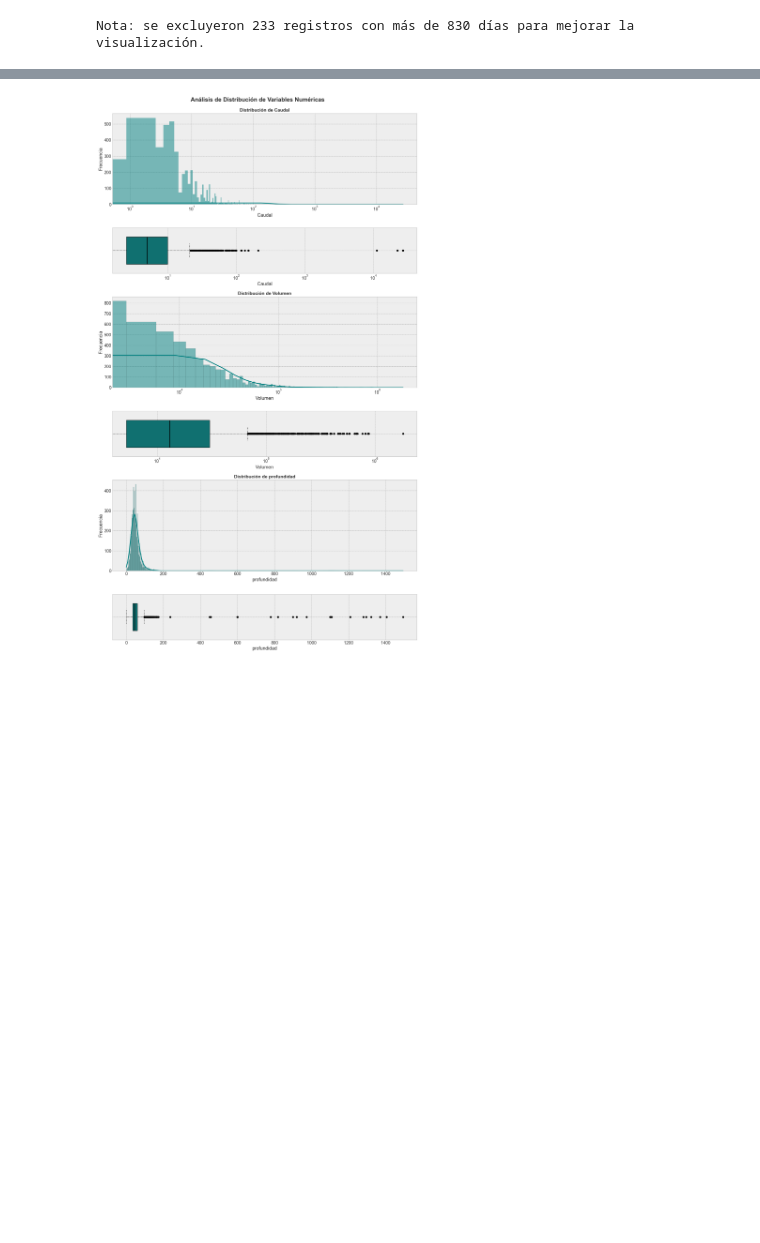
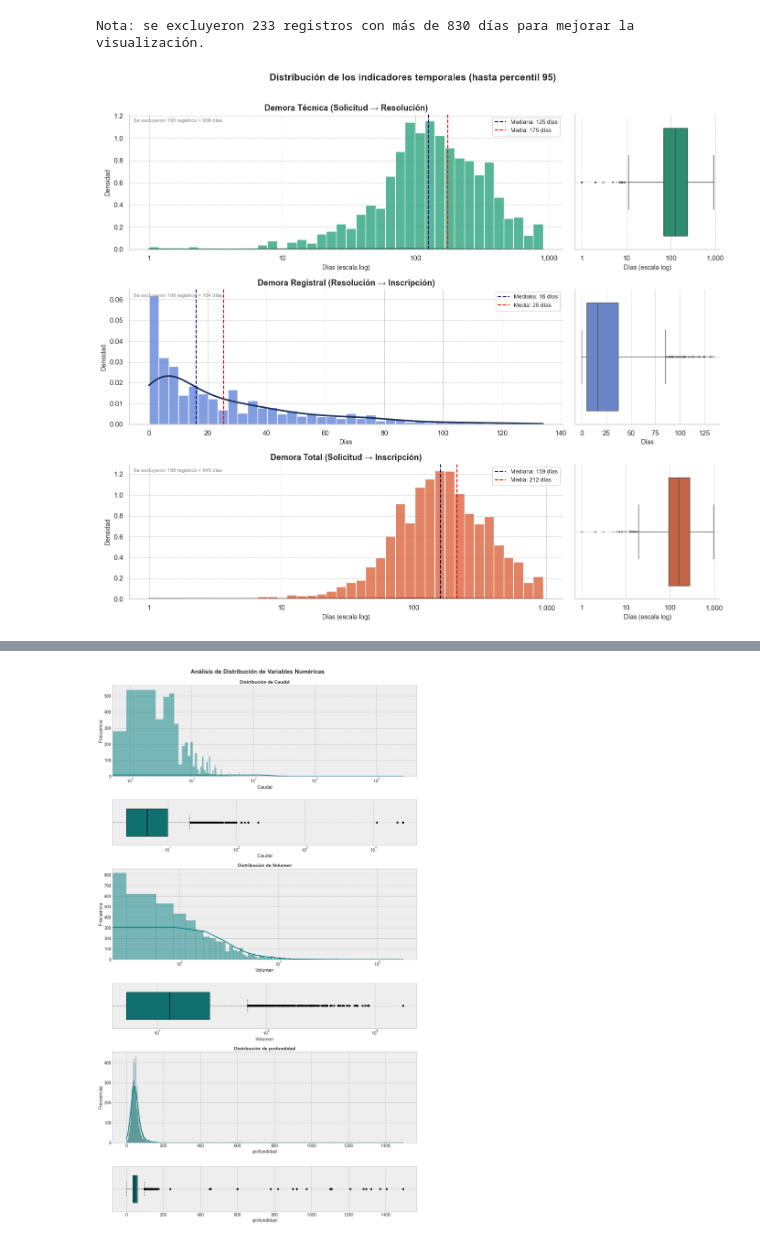
Before and after one commit to Georubiano/Proyecto-python-diplomado-Final, a Jupyter notebook: Proyecto UCU.ipynb, the cells around one changed output, grey strips where cells are left out. Cells and saved outputs as stored; diff of their text form; code cells hidden in the pictures; blank space fills up the shorter version.

Commit message:
Prueba de cambio 5-6 Cambio markdown  Estructura del data set Variable tiempo, modificacion Análisis de días de trtr{amite

```diff
--- a/Proyecto UCU.ipynb
+++ b/Proyecto UCU.ipynb
@@ -967,3 +956,80 @@ print(f"Nota: se excluyeron {(df_limpio['Dias_Tramite'] > limite_viz).sum()} "
 # %% [output]
 [figure]
 Nota: se excluyeron 233 registros con más de 830 días para mejorar la visualización.
+# %%
+import warnings
+from matplotlib.ticker import FuncFormatter
+from scipy.stats import gaussian_kde
+import numpy as np
+warnings.filterwarnings("ignore", category=RuntimeWarning)
+
+fig, axes = plt.subplots(3, 2, figsize=(14, 12),
+                         gridspec_kw={"height_ratios": [4, 4, 4],
+                                      "width_ratios": [3, 1]})
+
+indicadores = [
+    ("Demora_Tecnica",   "Demora Técnica (Solicitud → Resolución)",    "#1D9E75", "#085041", True),
+    ("Demora_Registral", "Demora Registral (Resolución → Inscripción)", "#5A7DD8", "#1A3060", False),
+    ("Demora_Total",     "Demora Total (Solicitud → Inscripción)",      "#D85A30", "#5C1810", True),
+]
+
+for i, (col, titulo, color, color_curva, usar_log) in enumerate(indicadores):
+    limite = df_tiempos[col].quantile(0.95)
+    datos  = df_tiempos[df_tiempos[col] <= limite][col].dropna()
+
+    ax_hist = axes[i, 0]
+    ax_box  = axes[i, 1]
+
+    # Histograma
+    sns.histplot(datos, bins=40, color=color,
+                 edgecolor="white", kde=False,
+                 log_scale=usar_log, ax=ax_hist,
+                 stat="density")
+
+    # KDE manual con scipy
+    if usar_log:
+        log_datos = np.log10(datos[datos > 0])
+        kde = gaussian_kde(log_datos, bw_method=0.3)
+        x_range = np.linspace(log_datos.min(), log_datos.max(), 500)
+        ax_hist.plot(10**x_range,
+                     kde(x_range) / np.log(10) / 10**x_range,
+                     color=color_curva, linewidth=2.5, linestyle="-")
+    else:
+        kde = gaussian_kde(datos, bw_method=0.3)
+        x_range = np.linspace(datos.min(), datos.max(), 500)
+        ax_hist.plot(x_range, kde(x_range),
+                     color=color_curva, linewidth=2.5, linestyle="-")
+
+    ax_hist.axvline(datos.median(), color="navy", linestyle="--",
+                    linewidth=1.5, label=f"Mediana: {datos.median():.0f} días")
+    ax_hist.axvline(datos.mean(), color="red", linestyle="--",
+                    linewidth=1.5, label=f"Media: {datos.mean():.0f} días")
+    ax_hist.set_title(titulo, fontsize=13, fontweight="bold")
+    ax_hist.set_xlabel("Días (escala log)" if usar_log else "Días", fontsize=10)
+    ax_hist.set_ylabel("Densidad", fontsize=10)
+    ax_hist.legend(fontsize=9)
+    ax_hist.grid(True, linestyle="--", linewidth=0.7, color="gray", alpha=0.5)
+    ax_hist.set_axisbelow(True)
+    ax_hist.xaxis.set_major_formatter(FuncFormatter(lambda x, _: f"{int(x):,}"))
+
+    # Boxplot
+    sns.boxplot(x=datos, color=color, ax=ax_box,
+                log_scale=usar_log,
+                flierprops=dict(marker="o", markersize=2, alpha=0.3))
+    ax_box.set_xlabel("Días (escala log)" if usar_log else "Días", fontsize=10)
+    ax_box.grid(True, linestyle="--", linewidth=0.7, color="gray", alpha=0.5)
+    ax_box.set_axisbelow(True)
+    ax_box.xaxis.set_major_formatter(FuncFormatter(lambda x, _: f"{int(x):,}"))
+
+    excluidos = (df_tiempos[col] > limite).sum()
+    ax_hist.annotate(f"Se excluyeron {excluidos} registros > {limite:.0f} días",
+                     xy=(0.01, 0.97), xycoords="axes fraction",
+                     fontsize=8, va="top", color="gray")
+
+sns.despine()
+plt.suptitle("Distribución de los indicadores temporales (hasta percentil 95)",
+             fontsize=15, fontweight="bold", y=1.01)
+plt.tight_layout()
+plt.show()
+# %% [output]
+[figure, added]
```
Also changed, not shown: parts of 2 cells of this notebook.
